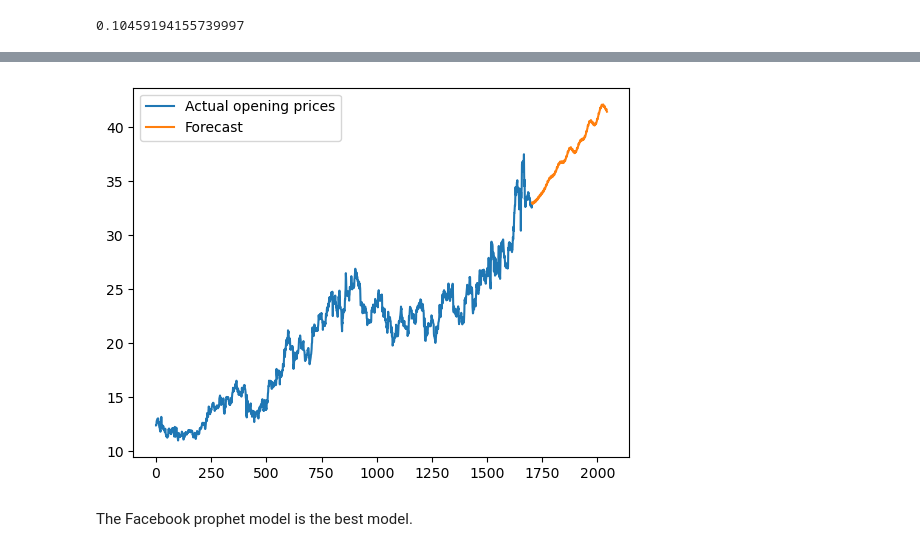
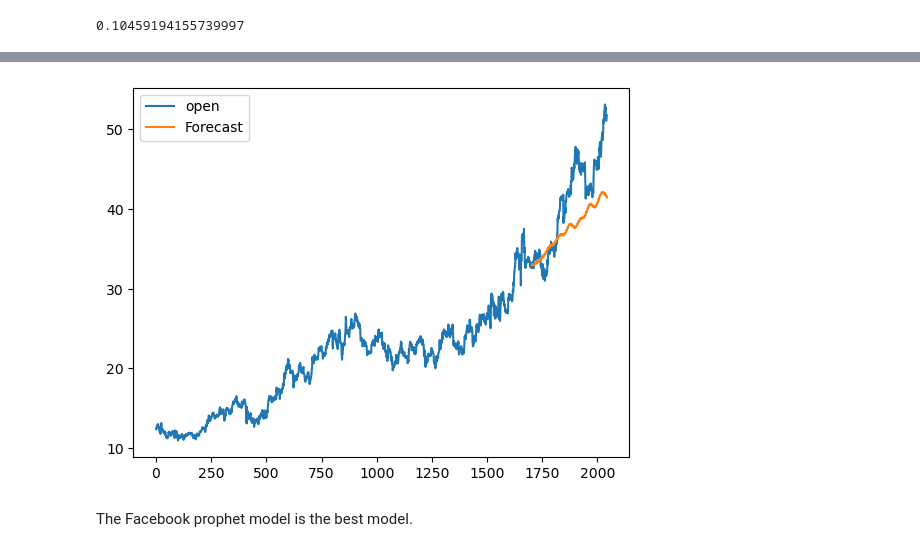
Before and after one commit to nhongphuc/Stock-prediction, a Jupyter notebook: Capstone3_part2.ipynb, the cells around one changed output, grey strips where cells are left out. Drawn from its saved outputs; the diff is of its cells as text; code cells hidden in the pictures.

```diff
--- a/Capstone3_part2.ipynb
+++ b/Capstone3_part2.ipynb
@@ -257,8 +260,10 @@ results = prophet_model.fit(df)
 future = prophet_model.make_future_dataframe(periods=len(test), freq='D')
 prediction = results.predict(future)
 
-df['y'].plot(ax=ax,label='Actual opening prices')
+
+prices_series.to_frame().reset_index().plot(ax=ax,label='Actual opening prices')
 prediction[len(train):]['yhat'].plot(ax=ax, label='Forecast')
+
 ax.legend()
 plt.show()
 # %% [output]
@@ -267,3 +272,3 @@ plt.show()
-[figure, old version]
+[figure, new version]
 # %% [markdown]
 The Facebook prophet model is the best model.
```
Also changed, not shown: parts of 4 cells of this notebook.
